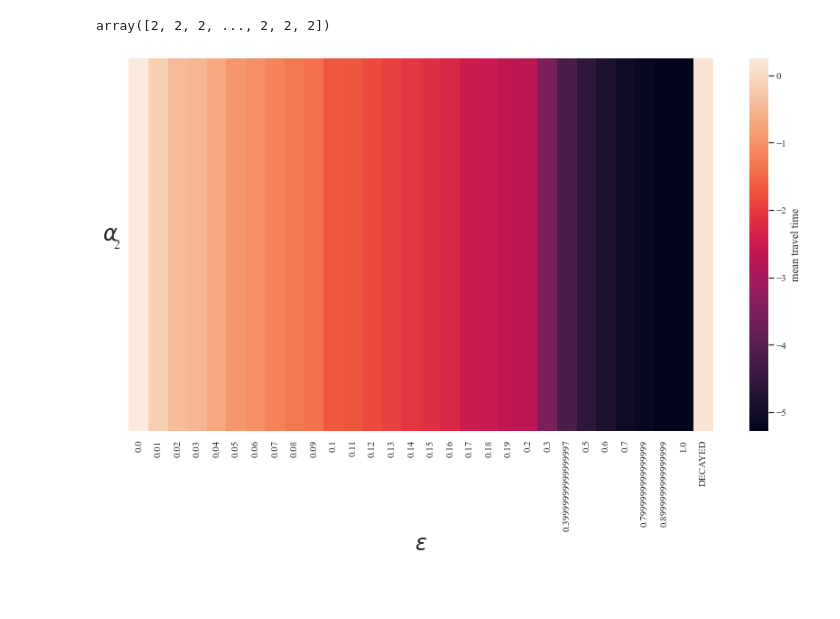
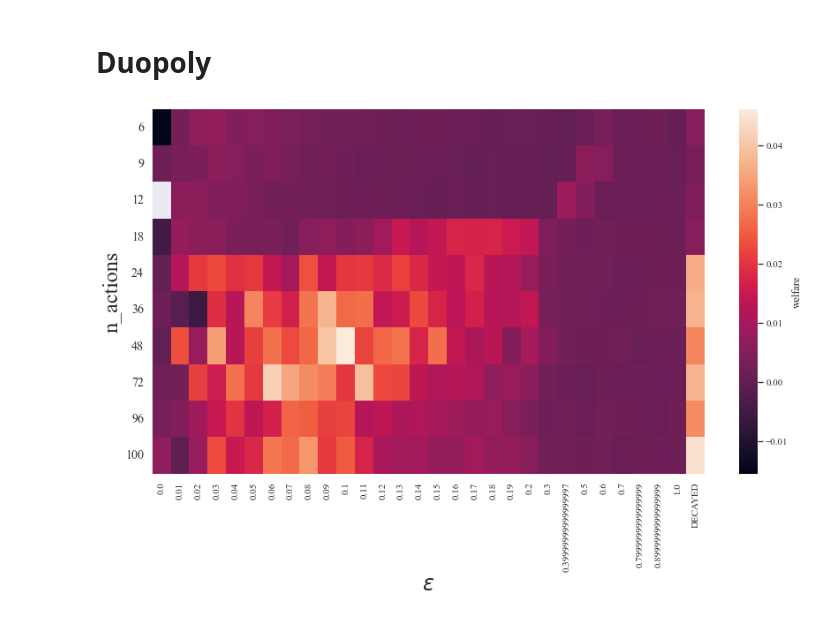
Before and after one commit to CCarissimo/congested, a Jupyter notebook: plotting_game_dynamics.ipynb, the cells around one changed output. Cells and saved outputs as stored; diff of their text form; code cells hidden in the pictures; blank space fills up the shorter version.

```diff
--- a/plotting_game_dynamics.ipynb
+++ b/plotting_game_dynamics.ipynb
@@ -6,24 +8,22 @@ import numpy as np
+# %% [markdown]
+# Duopoly
 # %%
 df = pd.read_csv("game_dynamics/duopoly/results.csv")
-# %%
-data["n_actions"].values
-# %% [output]
-array([2, 2, 2, ..., 2, 2, 2])
 # %%
 means = df.groupby(["n_actions", "alpha", "epsilon"]).mean()
 var = df.groupby(["n_actions", "alpha", "epsilon"]).var()
 # %%
-heatmap_mean = pd.pivot_table(means.loc[:,0.105,:], values='T_mean', index=['n_actions'], columns='epsilon')
+heatmap_mean = pd.pivot_table(means.loc[:,0.105,:], values='Lyapunov', index=['n_actions'], columns='epsilon')
 # %%
 plt.figure(figsize=(12,8))
 sns.set(font='Times New Roman')
-sns.heatmap(heatmap_mean, cbar_kws={'label': 'mean travel time'})
+sns.heatmap(heatmap_mean, cbar_kws={'label': 'welfare'})
 plt.xlabel(r"$\epsilon$", size=24, rotation='horizontal')
 # plt.xticks(np.linspace(0, 101, 5), np.linspace(0, 1, 5), rotation='horizontal', size=14)
-plt.ylabel(r"$\alpha$", size=24, rotation='horizontal')
+plt.ylabel(r"n_actions", size=24, rotation='vertical')
 plt.yticks(rotation='horizontal', size=14)
 # plt.title("Average Travel Time, 100 agents, 10000 learning steps", size=14)
 plt.tight_layout()
 # plt.savefig('heatmap_travel_time_mean.pdf',dpi=150, figsize=(9,6))
 # %% [output]
-[figure, old version]
+[figure, new version]
```
Also changed, not shown: parts of 28 cells of this notebook, 2 other files.
